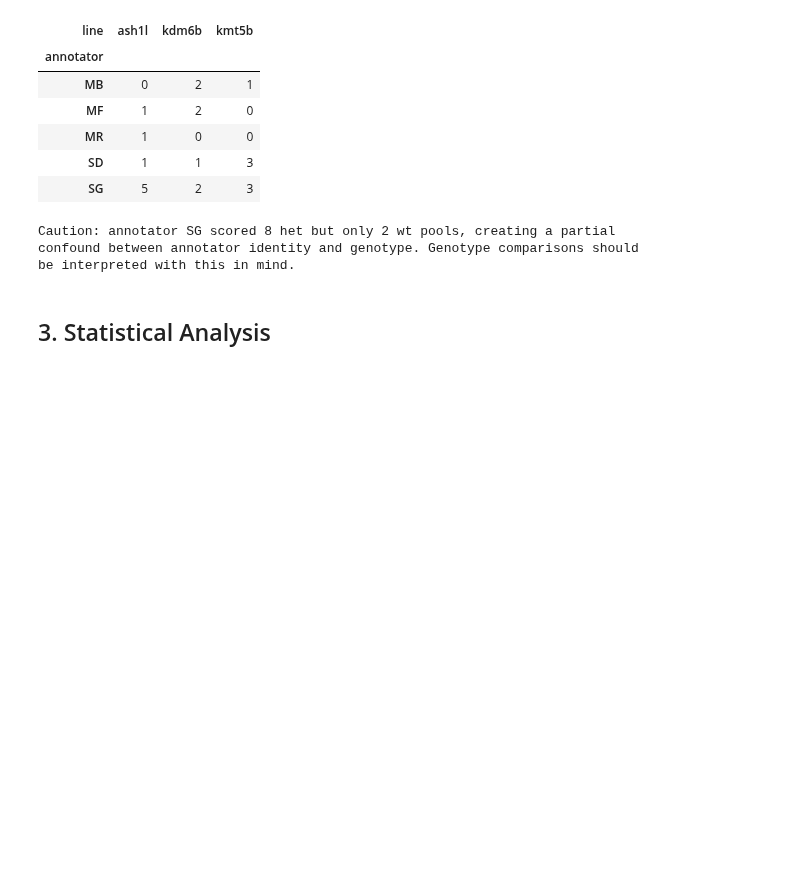
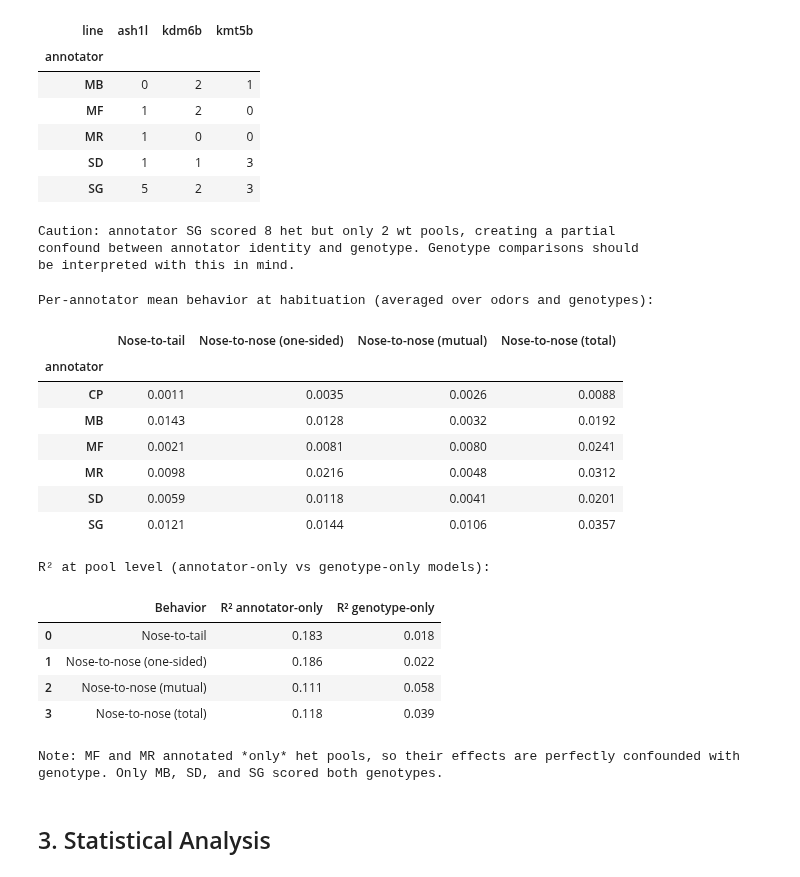
Before and after one commit to CausalLearningAI/artificial-causal-inference, a Jupyter notebook: notebooks/causality/mice.ipynb, the cells around one changed output. Drawn from its saved outputs; the diff is of its cells as text; code cells hidden in the pictures; blank space fills up the shorter version.

```diff
--- a/notebooks/causality/mice.ipynb
+++ b/notebooks/causality/mice.ipynb
@@ -188,6 +188,65 @@ Number of pools annotated per person x line:
 Caution: annotator SG scored 8 het but only 2 wt pools, creating a partial
 confound between annotator identity and genotype. Genotype comparisons should
 be interpreted with this in mind.
+# %%
+
+# Per-annotator mean behavior at habituation baseline (averaged over odors)
+# Reveals systematic scoring tendencies independent of true biology
+BEHAVIORS = ['nose-tail_rt', 'nose-nose_mono_rt', 'nose-nose_double_rt', 'nose-nose_rt']
+TITLES    = ['Nose-to-tail', 'Nose-to-nose (one-sided)', 'Nose-to-nose (mutual)', 'Nose-to-nose (total)']
+
+ann_baseline = (
+    annotated[annotated['phase'] == 'H']
+    .groupby('annotator')[BEHAVIORS]
+    .mean()
+    .rename(columns=dict(zip(BEHAVIORS, TITLES)))
+    .round(4)
+)
+print("Per-annotator mean behavior at habituation (averaged over odors and genotypes):")
+display(ann_baseline)
+
+# Variance decomposition at pool level: annotator vs genotype
+pool_level = (
+    annotated.groupby('pool')[BEHAVIORS + ['annotator', 'genotype', 'sex', 'line']]
+    .first()
+    .reset_index()
+)
+
+from sklearn.linear_model import LinearRegression
+
+print("\nR² at pool level (annotator-only vs genotype-only models):")
+var_rows = []
+for beh, title in zip(BEHAVIORS, TITLES):
+    y = pool_level[beh].values
+    ss_tot = ((y - y.mean()) ** 2).sum()
+    Xa = pd.get_dummies(pool_level['annotator'], drop_first=True).astype(float).values
+    Xg = pd.get_dummies(pool_level['genotype'], drop_first=True).astype(float).values
+    r2_a = 1 - ((y - LinearRegression().fit(Xa, y).predict(Xa)) ** 2).sum() / ss_tot
+    r2_g = 1 - ((y - LinearRegression().fit(Xg, y).predict(Xg)) ** 2).sum() / ss_tot
+    var_rows.append({'Behavior': title, 'R² annotator-only': r2_a, 'R² genotype-only': r2_g})
+display(pd.DataFrame(var_rows).round(3))
+
+print(
+    "\nNote: MF and MR annotated *only* het pools, so their effects are perfectly"
+    " confounded with genotype. Only MB, SD, and SG scored both genotypes."
+)
+# %% [output]
+Per-annotator mean behavior at habituation (averaged over odors and genotypes):
+|  | Nose-to-tail | Nose-to-nose (one-sided) | Nose-to-nose (mutual) | Nose-to-nose (total) |
+| annotator |  |  |  |  |
+| CP | 0.0011 | 0.0035 | 0.0026 | 0.0088 |
+| MB | 0.0143 | 0.0128 | 0.0032 | 0.0192 |
+| MF | 0.0021 | 0.0081 | 0.0080 | 0.0241 |
+| MR | 0.0098 | 0.0216 | 0.0048 | 0.0312 |
+| SD | 0.0059 | 0.0118 | 0.0041 | 0.0201 |
+| SG | 0.0121 | 0.0144 | 0.0106 | 0.0357 |
+R² at pool level (annotator-only vs genotype-only models):
+|  | Behavior | R² annotator-only | R² genotype-only |
+| 0 | Nose-to-tail | 0.183 | 0.018 |
+| 1 | Nose-to-nose (one-sided) | 0.186 | 0.022 |
+| 2 | Nose-to-nose (mutual) | 0.111 | 0.058 |
+| 3 | Nose-to-nose (total) | 0.118 | 0.039 |
+Note: MF and MR annotated *only* het pools, so their effects are perfectly confounded with genotype. Only MB, SD, and SG scored both genotypes.
 # %% [markdown]
 ## 3. Statistical Analysis
 # %% [markdown]
```
Also changed, not shown: parts of 7 cells of this notebook.
